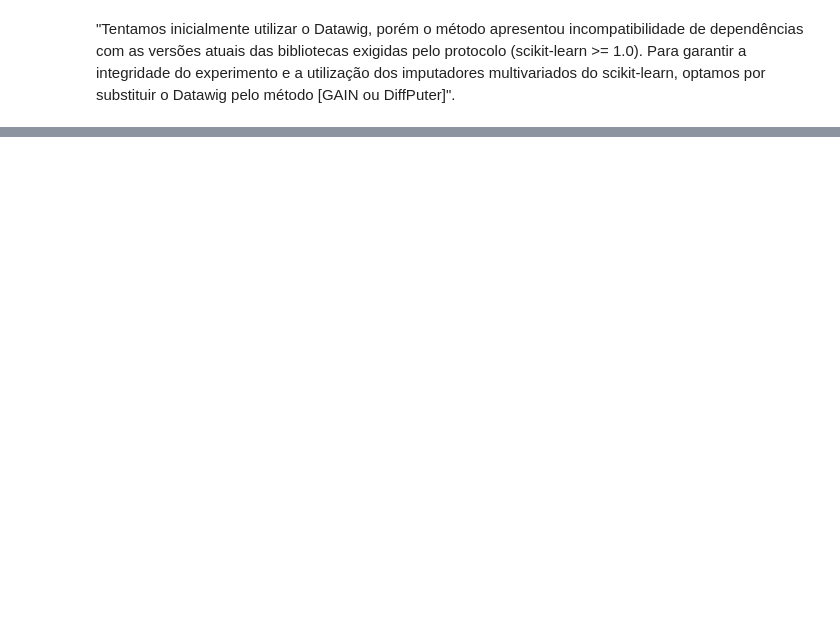
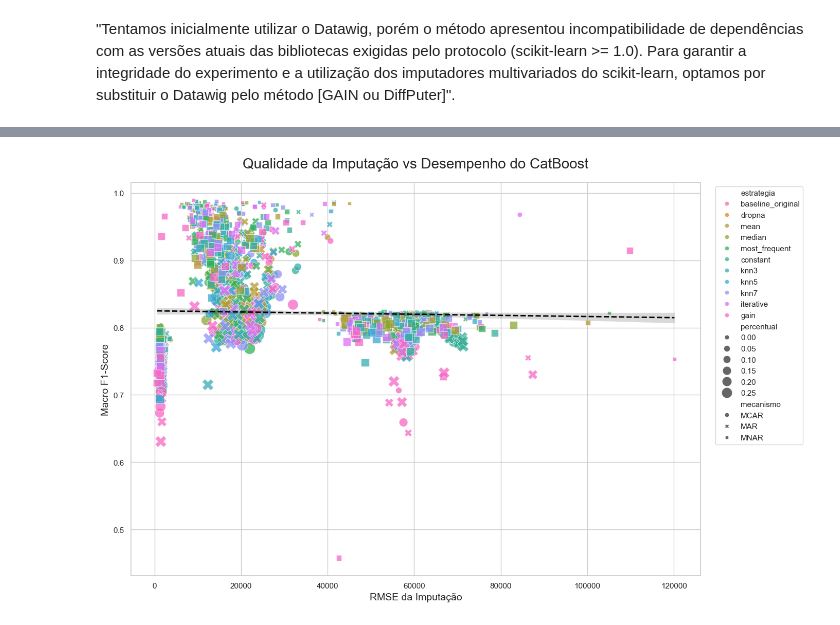
Before and after one commit to RafaWanner/Topicos-em-Engenharia, a Jupyter notebook: Atividade02/lab2_base.ipynb, the cells around one changed output, grey strips where cells are left out. Saved outputs shown, nothing was run; the diff lists cells and outputs as text; code cells hidden in the pictures; blank space fills up the shorter version.

```diff
--- a/Atividade02/lab2_base.ipynb
+++ b/Atividade02/lab2_base.ipynb
@@ -1383,0 +1727,65 @@ plt.show()
+# %%
+import pandas as pd
+import matplotlib.pyplot as plt
+import seaborn as sns
+
+# ================= LOAD =================
+df = pd.read_csv("resultados_experimento_imputacao.csv")
+
+# ================= ESTILO =================
+sns.set_theme(style="whitegrid")
+
+# ================= FIGURA =================
+plt.figure(figsize=(14, 9))
+
+# ================= SCATTER =================
+sns.scatterplot(
+    data=df,
+    x='imp_rmse',
+    y='CatBoost_Class_macro_f1',
+    hue='estrategia',
+    style='mecanismo',
+    size='percentual',
+    sizes=(40, 250),
+    alpha=0.75
+)
+
+# ================= REGRESSÃO =================
+sns.regplot(
+    data=df,
+    x='imp_rmse',
+    y='CatBoost_Class_macro_f1',
+    scatter=False,
+    color='black',
+    line_kws={'linewidth': 2, 'linestyle': '--'}
+)
+
+# ================= TÍTULOS =================
+plt.title(
+    'Qualidade da Imputação vs Desempenho do CatBoost',
+    fontsize=20,
+    pad=20
+)
+
+plt.xlabel(
+    'RMSE da Imputação',
+    fontsize=14
+)
+
+plt.ylabel(
+    'Macro F1-Score',
+    fontsize=14
+)
+
+# ================= LEGENDA =================
+plt.legend(
+    bbox_to_anchor=(1.02, 1),
+    loc='upper left'
+)
+
+# ================= AJUSTES =================
+plt.tight_layout()
+
+plt.show()
+# %% [output]
+[figure, added]
```
Also changed, not shown: parts of 23 cells of this notebook, 7 other files.
